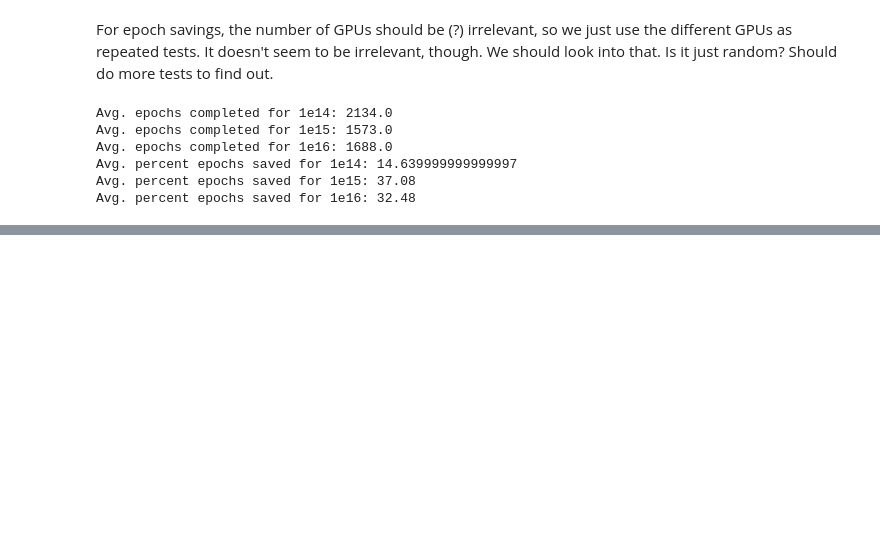
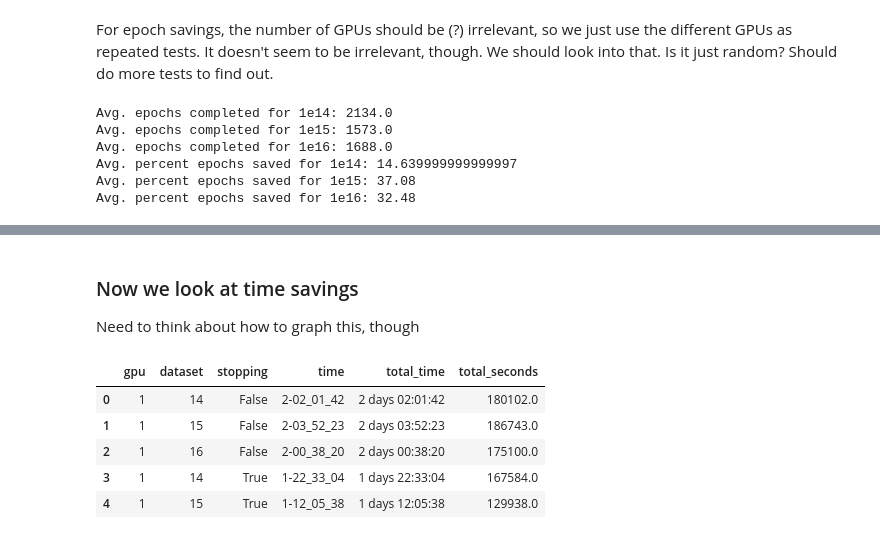
Before and after one commit to TauferLab/Reproducibility_A4NN_ICPP23, a Jupyter notebook: paper_analysis.ipynb, the cells around one changed output, grey strips where cells are left out. Drawn from its saved outputs; the diff is of its cells as text; code cells hidden in the pictures; blank space fills up the shorter version.

```diff
--- a/paper_analysis.ipynb
+++ b/paper_analysis.ipynb
@@ -127,0 +162,14 @@ Baseline (2500, 2500, 2500)
+# %% [markdown]
+### Now we look at time savings
+
+Need to think about how to graph this, though
+# %%
+time_df = pd.read_csv('./icpp_training_results/time_to_run.csv')
+time_df.head()
+# %% [output]
+|  | gpu | dataset | stopping | time | total_time | total_seconds |
+| 0 | 1 | 14 | False | 2-02_01_42 | 2 days 02:01:42 | 180102.0 |
+| 1 | 1 | 15 | False | 2-03_52_23 | 2 days 03:52:23 | 186743.0 |
+| 2 | 1 | 16 | False | 2-00_38_20 | 2 days 00:38:20 | 175100.0 |
+| 3 | 1 | 14 | True | 1-22_33_04 | 1 days 22:33:04 | 167584.0 |
+| 4 | 1 | 15 | True | 1-12_05_38 | 1 days 12:05:38 | 129938.0 |
```
Also changed, not shown: parts of 8 cells of this notebook, 3 other files.
